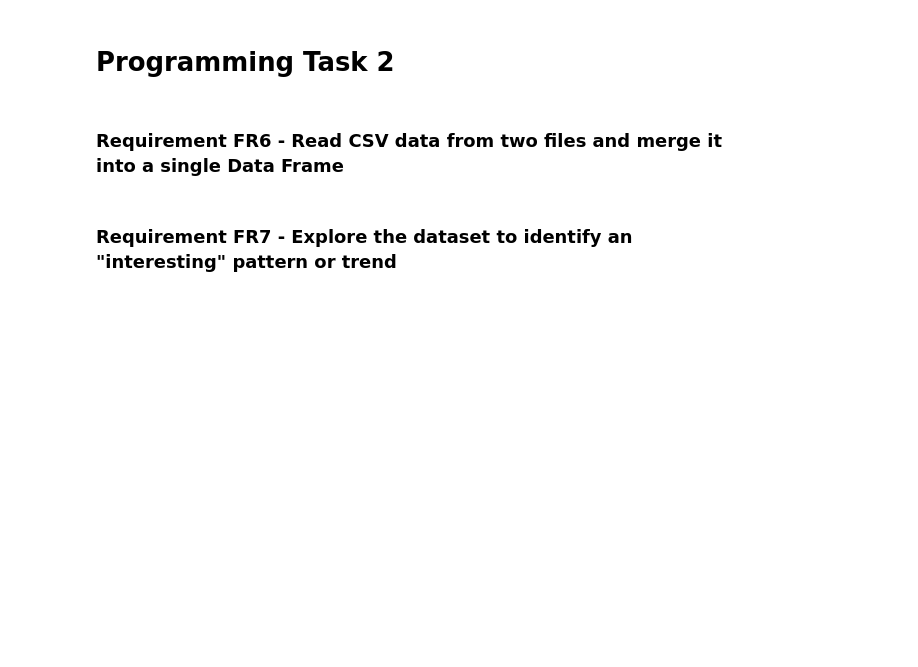
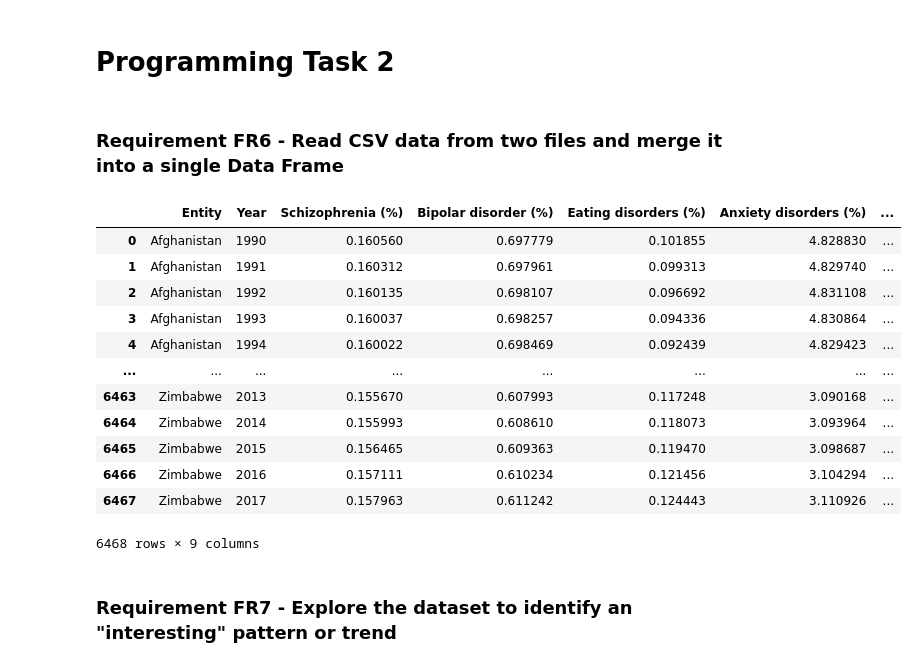
Before and after one commit to Aidin1999/python_prgramming, a Jupyter notebook: UFCFVQ-15-M_Programming_Task_2_Template.ipynb, the cells around one changed output. Saved outputs shown, nothing was run; the diff lists cells and outputs as text; code cells hidden in the pictures; blank space fills up the shorter version.

```diff
--- a/UFCFVQ-15-M_Programming_Task_2_Template.ipynb
+++ b/UFCFVQ-15-M_Programming_Task_2_Template.ipynb
@@ -11,2 +9,27 @@
+# %%
+import pandas as pd #import a library for merging
+
+# Reading data from CSV files
+data1 = pd.read_csv('task2a.csv')
+data2 = pd.read_csv('task2b.csv')
+
+# Merging data1 and data2 based on columns "Entity" and "Year"
+result = pd.merge(data1, data2, on=["Entity", "Year"])
+
+result
+# %% [output]
+|  | Entity | Year | Schizophrenia (%) | Bipolar disorder (%) | Eating disorders (%) | Anxiety disorders (%) | ... |
+| 0 | Afghanistan | 1990 | 0.160560 | 0.697779 | 0.101855 | 4.828830 | ... |
+| 1 | Afghanistan | 1991 | 0.160312 | 0.697961 | 0.099313 | 4.829740 | ... |
+| 2 | Afghanistan | 1992 | 0.160135 | 0.698107 | 0.096692 | 4.831108 | ... |
+| 3 | Afghanistan | 1993 | 0.160037 | 0.698257 | 0.094336 | 4.830864 | ... |
+| 4 | Afghanistan | 1994 | 0.160022 | 0.698469 | 0.092439 | 4.829423 | ... |
+| ... | ... | ... | ... | ... | ... | ... | ... |
+| 6463 | Zimbabwe | 2013 | 0.155670 | 0.607993 | 0.117248 | 3.090168 | ... |
+| 6464 | Zimbabwe | 2014 | 0.155993 | 0.608610 | 0.118073 | 3.093964 | ... |
+| 6465 | Zimbabwe | 2015 | 0.156465 | 0.609363 | 0.119470 | 3.098687 | ... |
+| 6466 | Zimbabwe | 2016 | 0.157111 | 0.610234 | 0.121456 | 3.104294 | ... |
+| 6467 | Zimbabwe | 2017 | 0.157963 | 0.611242 | 0.124443 | 3.110926 | ... |
+6468 rows × 9 columns
 # %% [markdown]
 ### Requirement FR7 - Explore the dataset to identify an "interesting" pattern or trend
```
Also changed, not shown: parts of 21 cells of this notebook, 3 other files.
